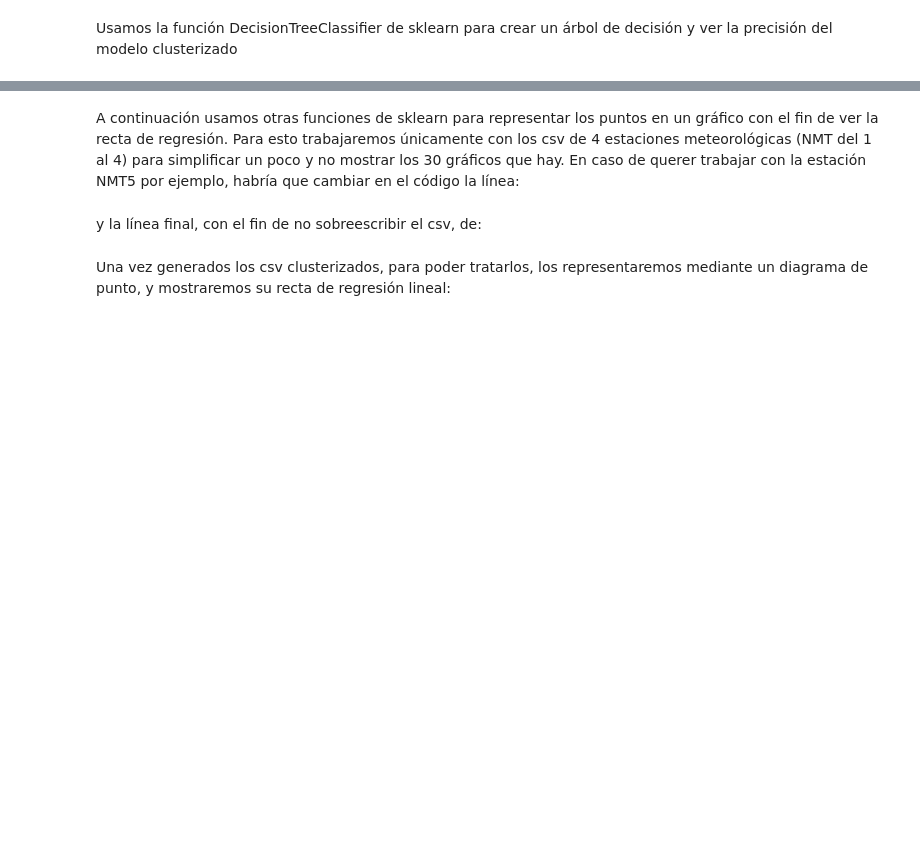
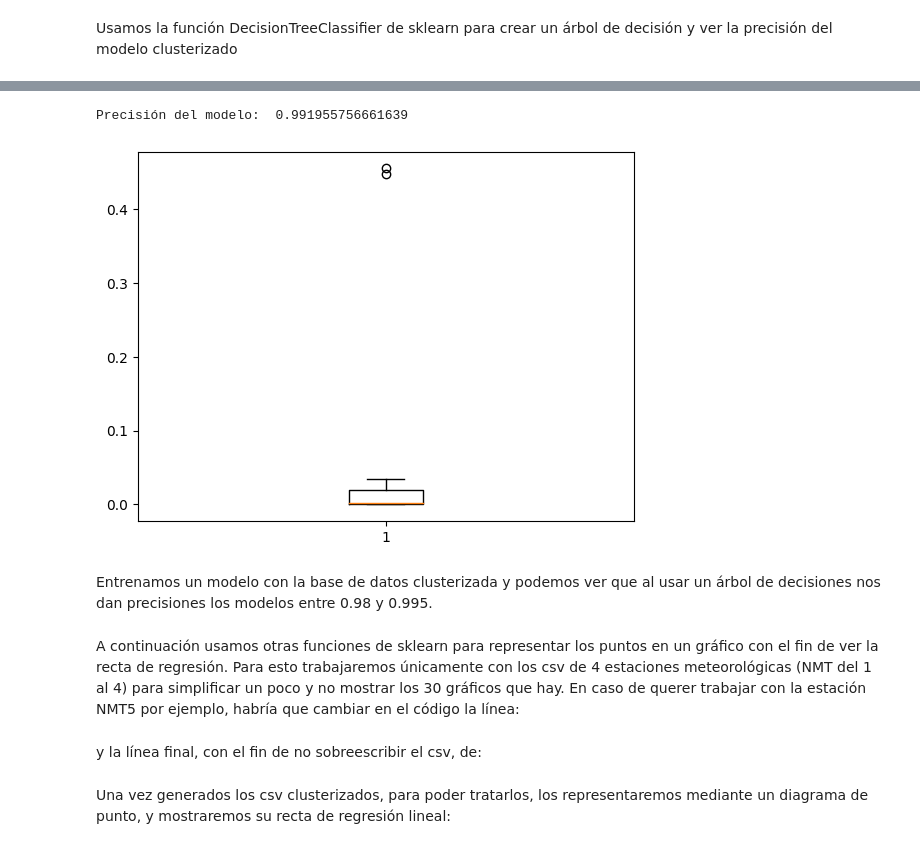
Before and after one commit to RubenGenillo/Proyecto_CONVIVE_Grupo3_repositorio, a Jupyter notebook: codigo coil/codigo final/1.notebook_final.ipynb, the cells around one changed output, grey strips where cells are left out. Saved outputs shown, nothing was run; the diff lists cells and outputs as text; code cells hidden in the pictures; blank space fills up the shorter version.

```diff
--- a/codigo coil/codigo final/1.notebook_final.ipynb
+++ b/codigo coil/codigo final/1.notebook_final.ipynb
@@ -147,3 +227,43 @@ Podemos ver que nos da una precisión el modelo de 0.98.
+# %%
+from sklearn.tree import DecisionTreeClassifier
+import pandas as pd
+from sklearn.model_selection import train_test_split
+
+# Cargar el csv
+df = pd.read_csv('clusterizado_4.csv', sep=';')
+
+# Separar en X e y
+X = df.drop(['cluster'], axis=1)
+y = df['cluster']
+
+# Separar en train y test
+X_train, X_test, y_train, y_test = train_test_split(X, y, test_size=0.2, random_state=100) #nos permite dividir un dataset en dos bloques, típicamente bloques destinados al entrenamiento y validación del modelo (llamemos a estos bloques "bloque de entrenamiento " y "bloque de pruebas" para mantener la coherencia con el nombre de la función).
+
+# Crear el modelo
+model = DecisionTreeClassifier(random_state=100)
+
+# Entrenar el modelo
+model.fit(X_train, y_train)
+
+# Predecir con el modelo
+y_pred = model.predict(X_test)
+
+# Calcular la precisión del modelo
+print('Precisión del modelo: ', accuracy_score(y_test, y_pred))
+
+# Mostrar las importancias de cada variable
+importances = model.feature_importances_
+
+# hacer grafico por bigotes
+plt.boxplot(importances)
+
+# Mostrar el gráfico
+plt.show()
+# %% [output]
+Precisión del modelo:  0.991955756661639
+[figure, added]
+# %% [markdown]
+Entrenamos un modelo con la base de datos clusterizada y podemos ver que al usar un árbol de decisiones nos dan precisiones los modelos entre 0.98 y 0.995.
 # %% [markdown]
 A continuación usamos otras funciones de sklearn para representar los puntos en un gráfico con el fin de ver la recta de regresión.
 Para esto trabajaremos únicamente con los csv de 4 estaciones meteorológicas (NMT del 1 al 4) para simplificar un poco y no mostrar los 30 gráficos que hay. En caso de querer trabajar con la estación NMT5 por ejemplo, habría que cambiar en el código la línea:
```
Also changed, not shown: parts of 21 cells of this notebook, 1 other file.
